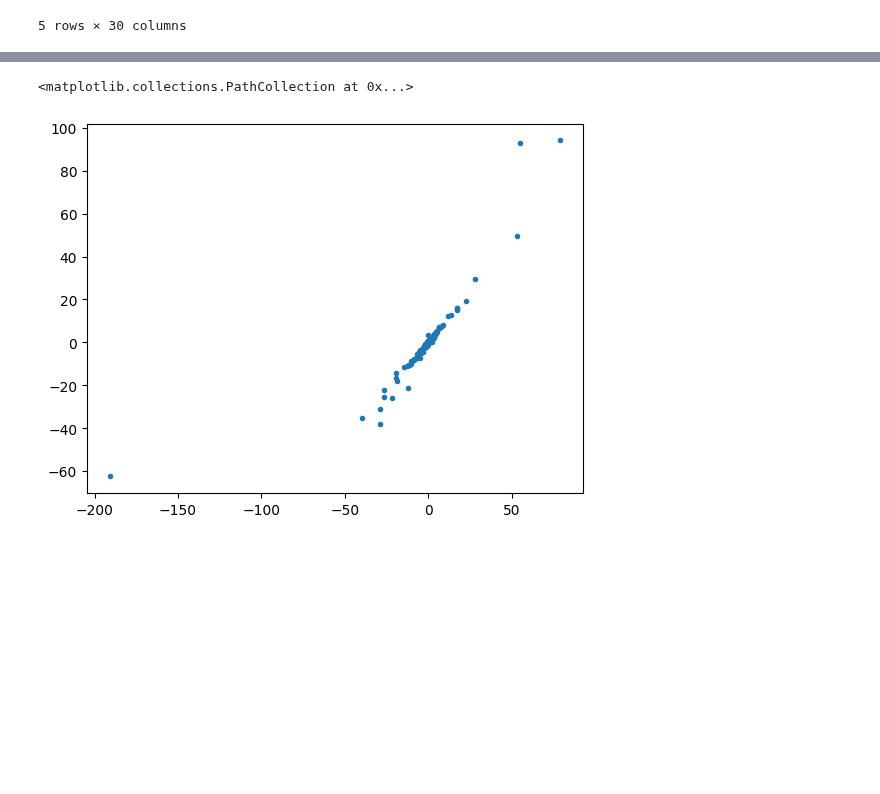
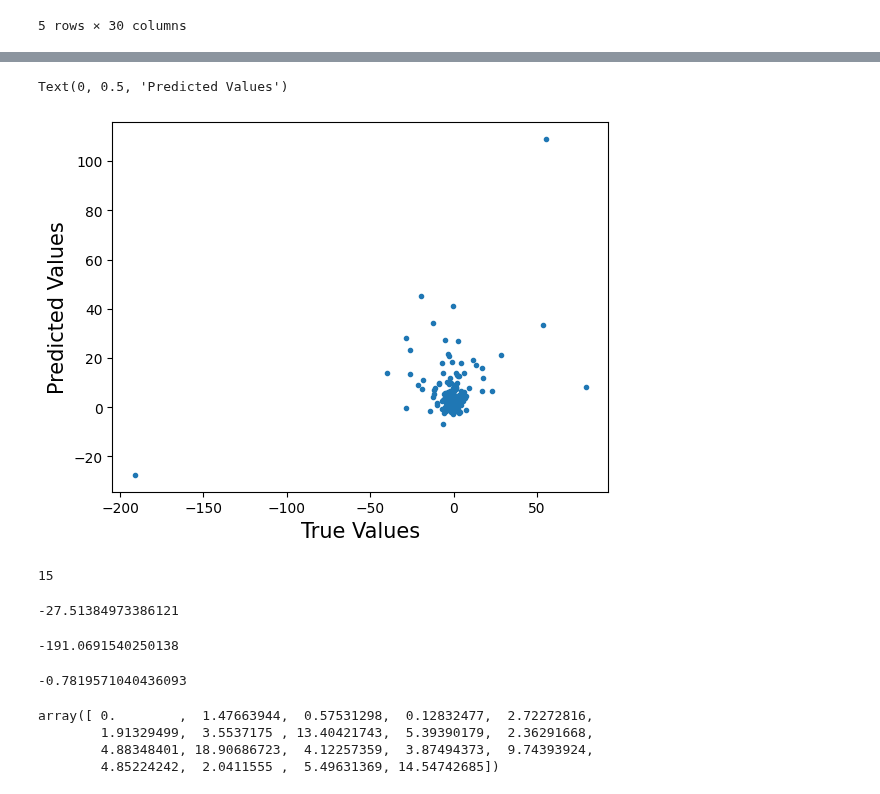
Before and after one commit to 4DModeller/tblakes, a Jupyter notebook: back_to_basins.ipynb, the cells around one changed output, grey strips where cells are left out. Saved outputs shown, nothing was run; the diff lists cells and outputs as text; code cells hidden in the pictures; blank space fills up the shorter version.

Commit message:
i guess the model isnt so good

```diff
--- a/back_to_basins.ipynb
+++ b/back_to_basins.ipynb
@@ -260,7 +260,8 @@ dont_keep = ['system:index'
              , 'PFAF_ID'
              , 'SORT'
              ,'.geo'
-             , 'geometry']
+             , 'geometry'
+            ,'water_balance']
 cols = np.setdiff1d(cols, dont_keep)
 cols
 # %% [output]
@@ -359,8 +369,33 @@ R2   (precipitation): 0.6888898348027093
 # %%
 fig, ax = plt.subplots()
 
 ax.scatter(y_test, predictions, marker='.')
+ax.set_xlabel('True Values', fontsize=15)
+ax.set_ylabel('Predicted Values', fontsize=15)
 # ax.set_yscale('log')
 # %% [output]
-<matplotlib.collections.PathCollection at 0x...>
+Text(0, 0.5, 'Predicted Values')
-[figure, old version]
+[figure, new version]
+# %%
+np.argmin(predictions)
+# %% [output]
+15
+# %%
+predictions[15]
+# %% [output]
+-27.51384973386121
+# %%
+y_test.values[15]
+# %% [output]
+-191.0691540250138
+# %%
+metrics.r2_score(y_test.values[16:], predictions[16:])
+# %% [output]
+-0.7819571040436093
+# %%
+model.feature_importances_
+# %% [output]
+array([ 0.        ,  1.47663944,  0.57531298,  0.12832477,  2.72272816,
+        1.91329499,  3.5537175 , 13.40421743,  5.39390179,  2.36291668,
+        4.88348401, 18.90686723,  4.12257359,  3.87494373,  9.74393924,
+        4.85224242,  2.0411555 ,  5.49631369, 14.54742685])
```
Also changed, not shown: parts of 7 cells of this notebook.
